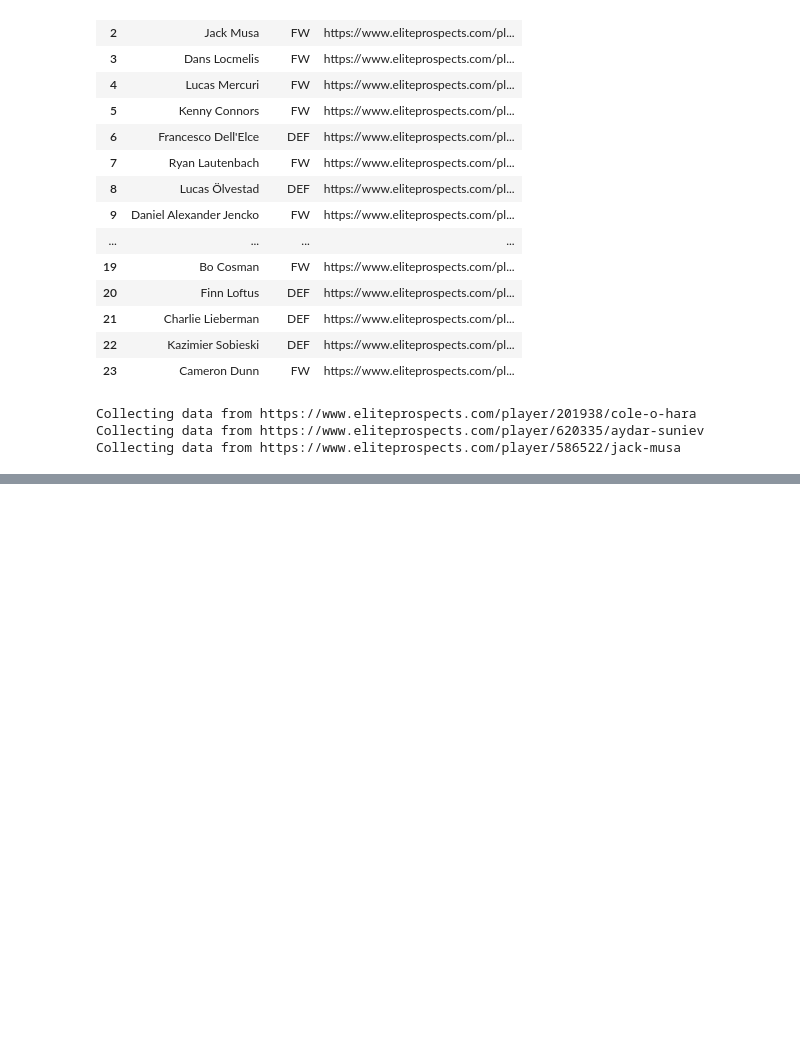
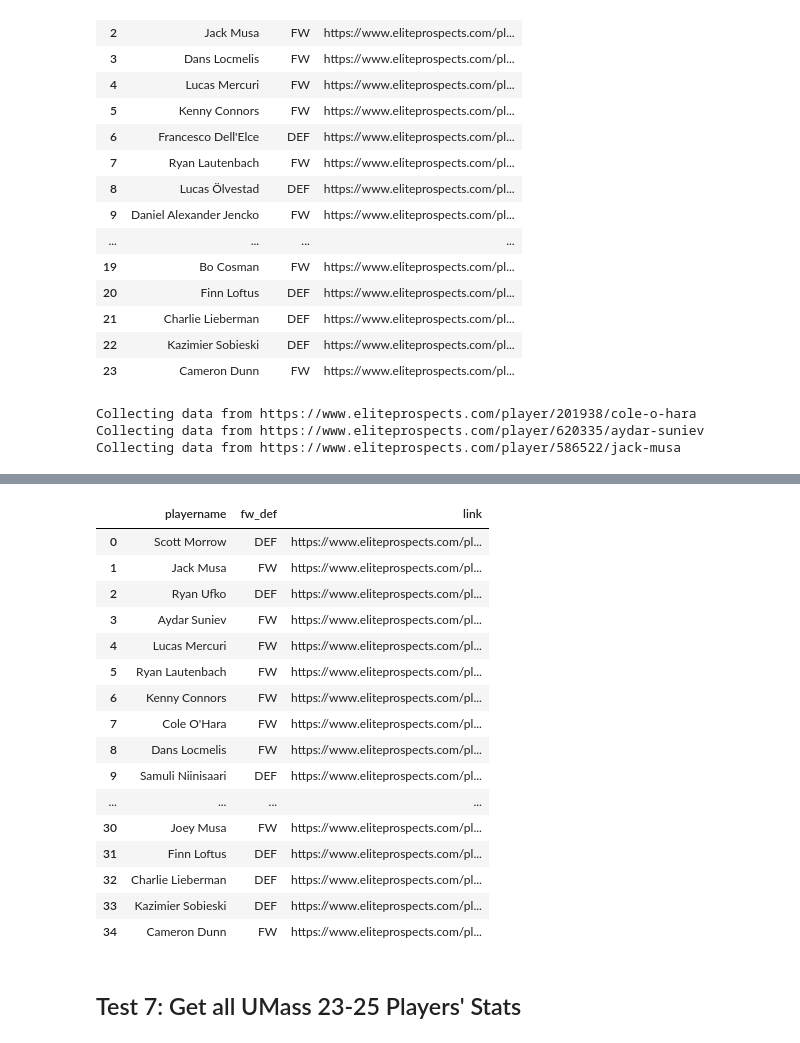
Before and after one commit to shigenogoro/NHL-Prospect-Predictor, a Jupyter notebook: eliteprospects_scraper/eliteprospects_scraper_test.ipynb, the cells around one changed output, grey strips where cells are left out. Cells and saved outputs as stored; diff of their text form; code cells hidden in the pictures; blank space fills up the shorter version.

```diff
--- a/eliteprospects_scraper/eliteprospects_scraper_test.ipynb
+++ b/eliteprospects_scraper/eliteprospects_scraper_test.ipynb
@@ -99,0 +182,22 @@ umass_2425_players_stats
+# %%
+umass_2325_metadata
+# %% [output]
+|  | playername | fw_def | link |
+| 0 | Scott Morrow | DEF | https://www.eliteprospects.com/pl... |
+| 1 | Jack Musa | FW | https://www.eliteprospects.com/pl... |
+| 2 | Ryan Ufko | DEF | https://www.eliteprospects.com/pl... |
+| 3 | Aydar Suniev | FW | https://www.eliteprospects.com/pl... |
+| 4 | Lucas Mercuri | FW | https://www.eliteprospects.com/pl... |
+| 5 | Ryan Lautenbach | FW | https://www.eliteprospects.com/pl... |
+| 6 | Kenny Connors | FW | https://www.eliteprospects.com/pl... |
+| 7 | Cole O'Hara | FW | https://www.eliteprospects.com/pl... |
+| 8 | Dans Locmelis | FW | https://www.eliteprospects.com/pl... |
+| 9 | Samuli Niinisaari | DEF | https://www.eliteprospects.com/pl... |
+| ... | ... | ... | ... |
+| 30 | Joey Musa | FW | https://www.eliteprospects.com/pl... |
+| 31 | Finn Loftus | DEF | https://www.eliteprospects.com/pl... |
+| 32 | Charlie Lieberman | DEF | https://www.eliteprospects.com/pl... |
+| 33 | Kazimier Sobieski | DEF | https://www.eliteprospects.com/pl... |
+| 34 | Cameron Dunn | FW | https://www.eliteprospects.com/pl... |
+# %% [markdown]
+## Test 7: Get all UMass 23-25 Players' Stats
```
Also changed, not shown: parts of 11 cells of this notebook, 2 other files.
